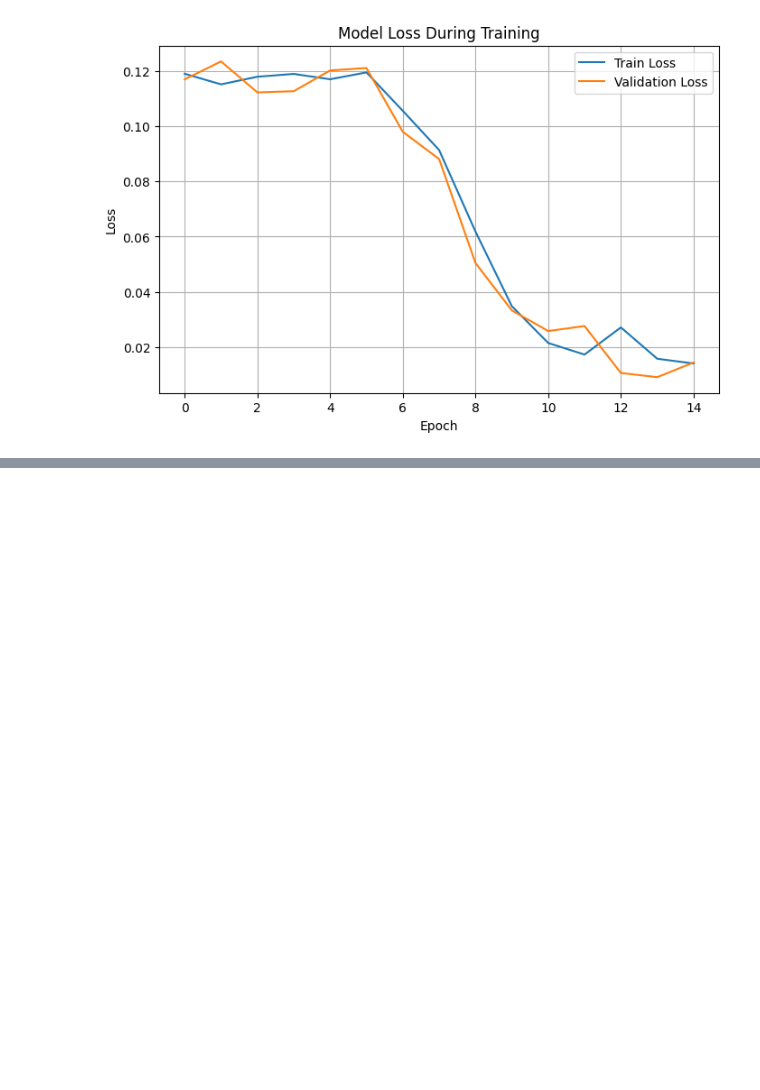
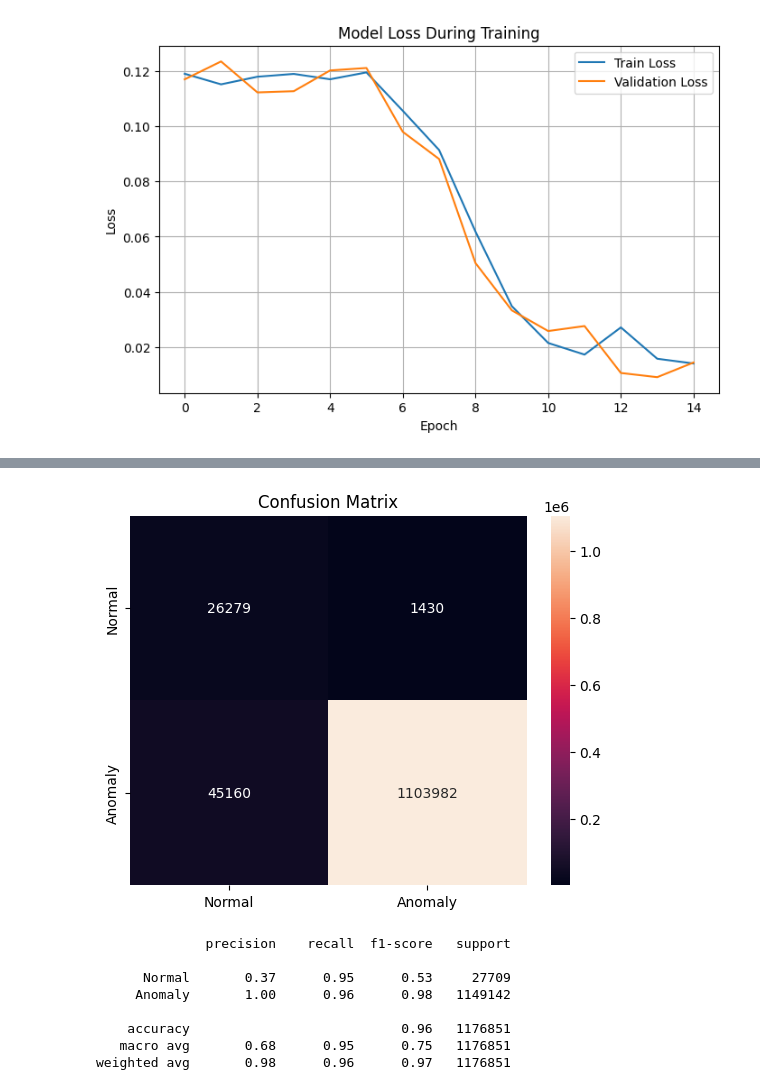
Before and after one commit to ilyesrezgui/Real-Time-Anomaly-Detection-in-IoMT-Device-Communication, a Jupyter notebook: Models/Model.ipynb, the cells around one changed output, grey strips where cells are left out. Cells and saved outputs as stored; diff of their text form; code cells hidden in the pictures; blank space fills up the shorter version.

```diff
--- a/Models/Model.ipynb
+++ b/Models/Model.ipynb
@@ -126,3 +126,9 @@ plt.grid(True)
 plt.show()
 # %% [output]
 [figure]
+# %%
+val_pred = model.predict(X_val, batch_size=1024)
+val_mae  = np.mean(np.abs(val_pred - X_val), axis=(1,2))
+
+threshold = np.percentile(val_mae, 95)  # Top 5% errors considered anomalies
+print("Threshold:", threshold)
@@ -128,0 +138,3 @@ plt.show()
+# %%
+test_pred = model.predict(X_test, batch_size=1024)
+test_mae  = np.mean(np.abs(test_pred - X_test), axis=(1,2))
@@ -128,0 +143,24 @@ plt.show()
+# %%
+y_test = (test_df['label'] != "BenignTraffic").astype(int).values
+# %%
+y_pred = (test_mae > threshold).astype(int)
+# %%
+cm = confusion_matrix(y_test, y_pred)
+
+sns.heatmap(cm, annot=True, fmt='d',
+            xticklabels=["Normal","Anomaly"],
+            yticklabels=["Normal","Anomaly"])
+plt.title("Confusion Matrix")
+plt.show()
+
+print(classification_report(y_test, y_pred, target_names=["Normal","Anomaly"]))
+# %% [output]
+[figure, added]
+              precision    recall  f1-score   support
+
+      Normal       0.37      0.95      0.53     27709
+     Anomaly       1.00      0.96      0.98   1149142
+
+    accuracy                           0.96   1176851
+   macro avg       0.68      0.95      0.75   1176851
+weighted avg       0.98      0.96      0.97   1176851
```
Also changed, not shown: parts of 2 cells of this notebook.
